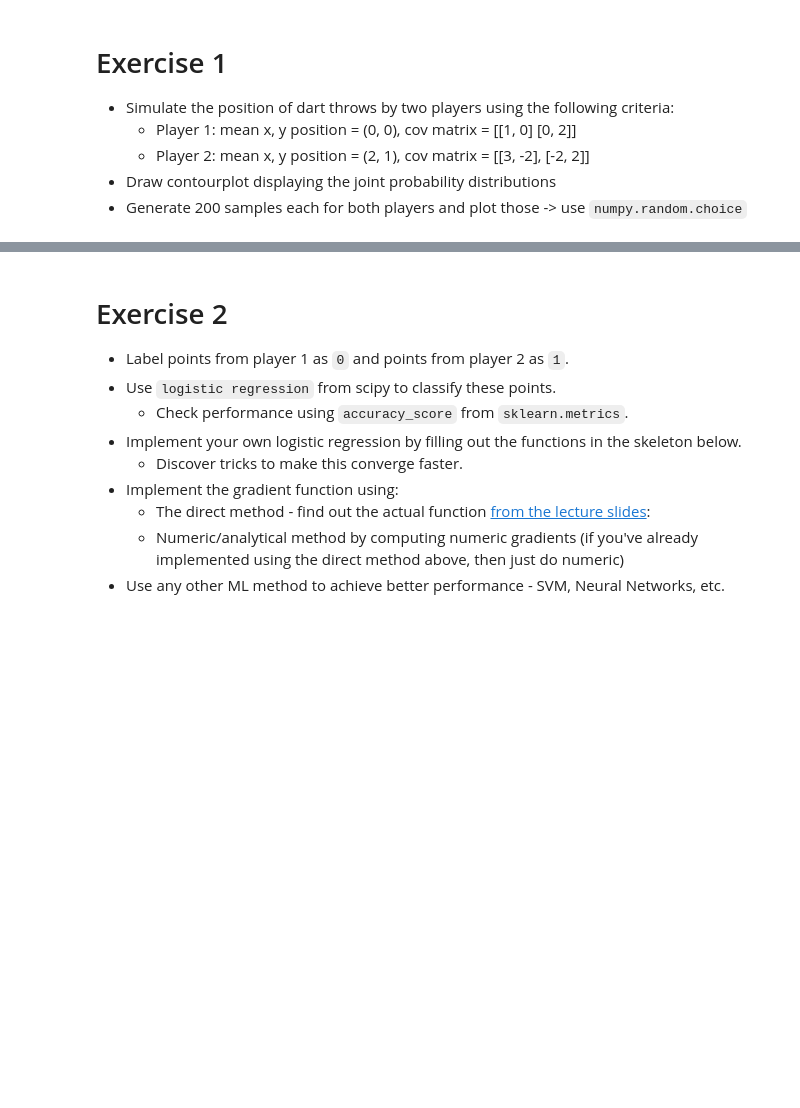
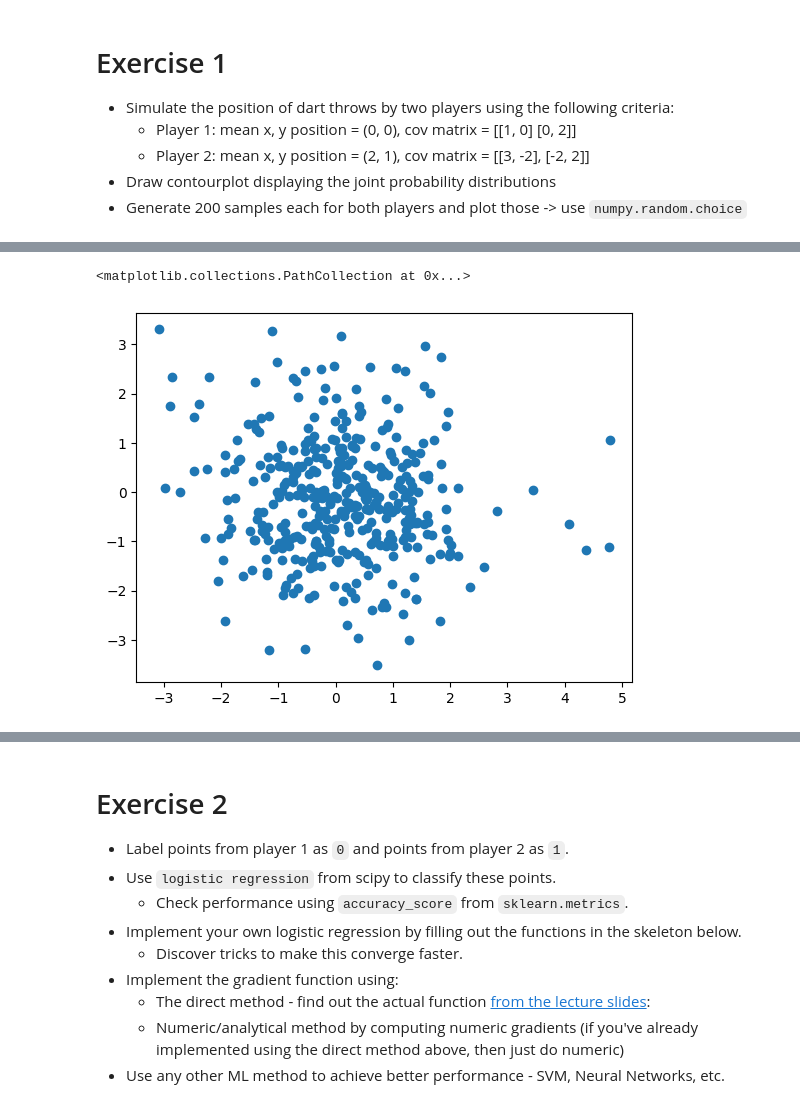
Before and after one commit to sudiptiwari/ai_school_2023, a Jupyter notebook: Lab_1.ipynb, the cells around one changed output, grey strips where cells are left out. Saved outputs shown, nothing was run; the diff lists cells and outputs as text; code cells hidden in the pictures; blank space fills up the shorter version.

```diff
--- a/Lab_1.ipynb
+++ b/Lab_1.ipynb
@@ -28,0 +14,12 @@ s= stats.multivariate_normal(mean, cov, [2, 800])
+# %%
+# Player 1
+mean1 = (0, 0)
+cov1 = [[1, 0],[0, 2]]
+size1 = [2,200]
+p = np.random.multivariate_normal(mean1, cov1, size1)
+a = p.shape
+print(f'Shape of p is{a}')
+print(f'We obtain 2 sets of 20 dart throws, each with 2 values viz. x and y coordinate')
+print(f'Player 1 dart throws location in 2 sets of 20 throws is:\n{p}\n')
+#p, p.shape  // can also be displayed this way
+z = stats.multivariate_normal(mean1, cov1, size1)
@@ -28,0 +78,6 @@ s= stats.multivariate_normal(mean, cov, [2, 800])
+# %%
+# Plotting scatterplot of Player 1
+plt.scatter(p[0],p[1])
+# %% [output]
+<matplotlib.collections.PathCollection at 0x...>
+[figure, added]
```
Also changed, not shown: parts of 6 cells of this notebook.
